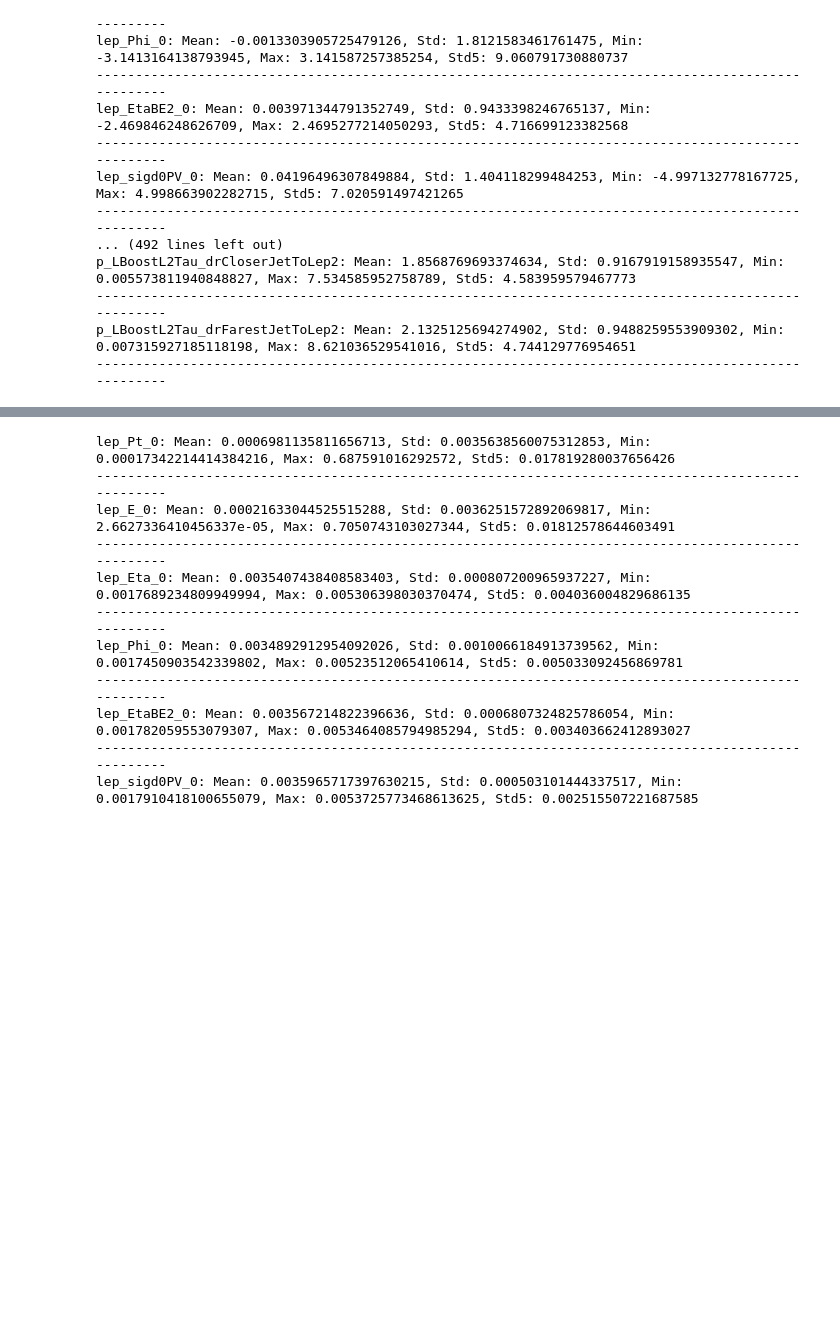
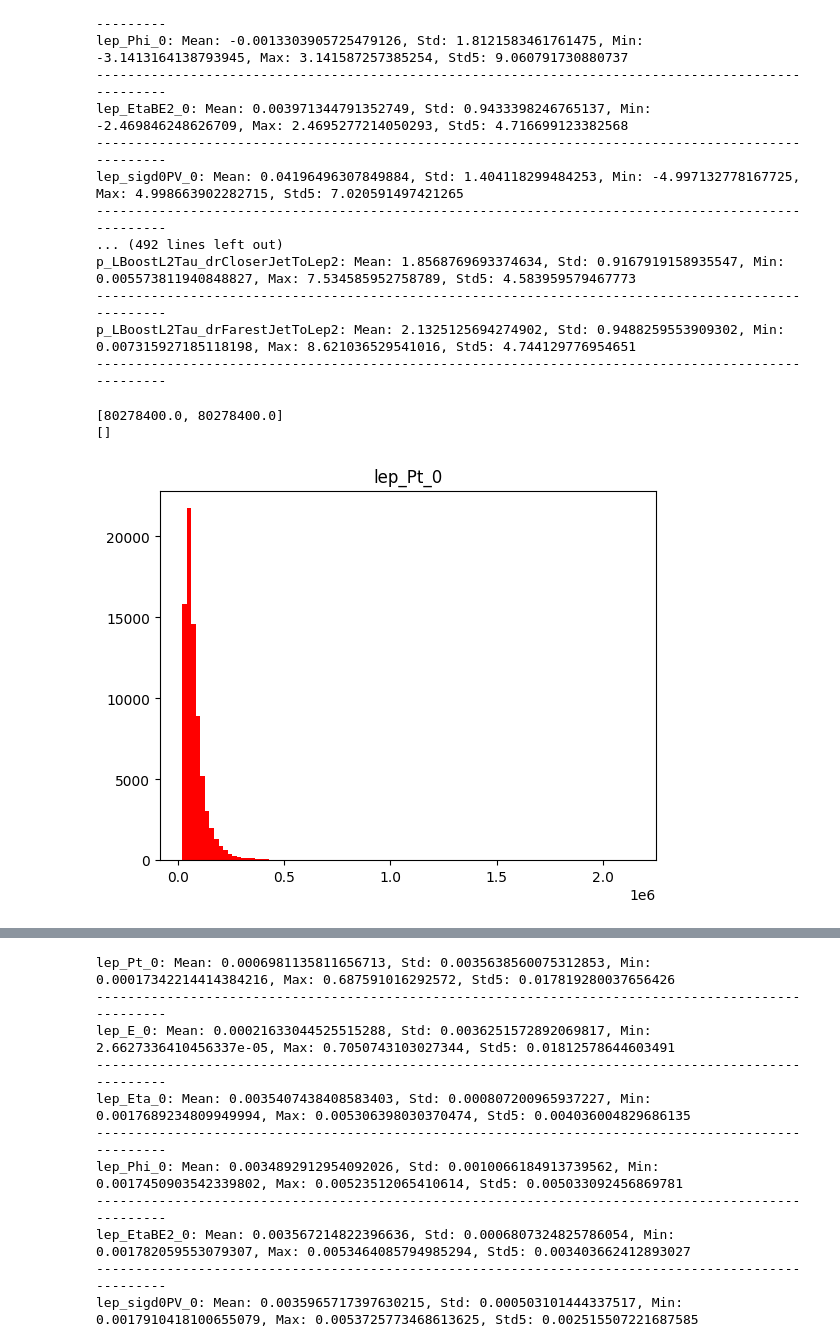
Before and after one commit to slysek/autoencoding_pp, a Jupyter notebook: norm.ipynb, the cells around one changed output, grey strips where cells are left out. Saved outputs shown, nothing was run; the diff lists cells and outputs as text; code cells hidden in the pictures; blank space fills up the shorter version.

Commit message:
printing list of cut elements, 5*sigma

```diff
--- a/norm.ipynb
+++ b/norm.ipynb
@@ -162,3 +162,47 @@ def bins(n, list):
 
 
     return bins
+# %%
+def cuting(list):
+    mean = np.mean(list)
+    std = np.std(list)
+
+    filtred = []
+
+    max_list = []
+    min_list = []
+
+    max_plus = mean + 5*std
+    max_minus = mean - 5*std
+    for i in range(len(list)):
+        if(list[i] <= max_plus and list[i] >= max_minus):
+            filtred.append(list[i])
+        elif (list[i] >= max_plus):
+          max_list.append(list[i])
+        elif (list[i] <= max_minus):
+            min_list.append(list[i])
+    if (len(max_list) > 0):
+        cut_max = np.min(max_list)
+    else:
+        cut_max = np.max(filtred)
+    if(len(min_list) > 0):
+        cut_min = np.max(min_list)
+    else:
+        cut_min = np.min(filtred)
+
+    for i in range(len(max_list)):
+        filtred.append(max_plus)
+
+    for i in range(len(min_list)):
+        filtred.append(max_minus)
+
+    return [np.array(filtred), cut_max, cut_min, max_list, min_list]
+# %%
+cooo = cuting(combined_data[keys[0]])
+fig = paint(100, cooo[0], "red")
+print(cooo[3])
+print(cooo[4])
+# %% [output]
+[80278400.0, 80278400.0]
+[]
+[figure, added]
```
Also changed, not shown: parts of 3 cells of this notebook.
